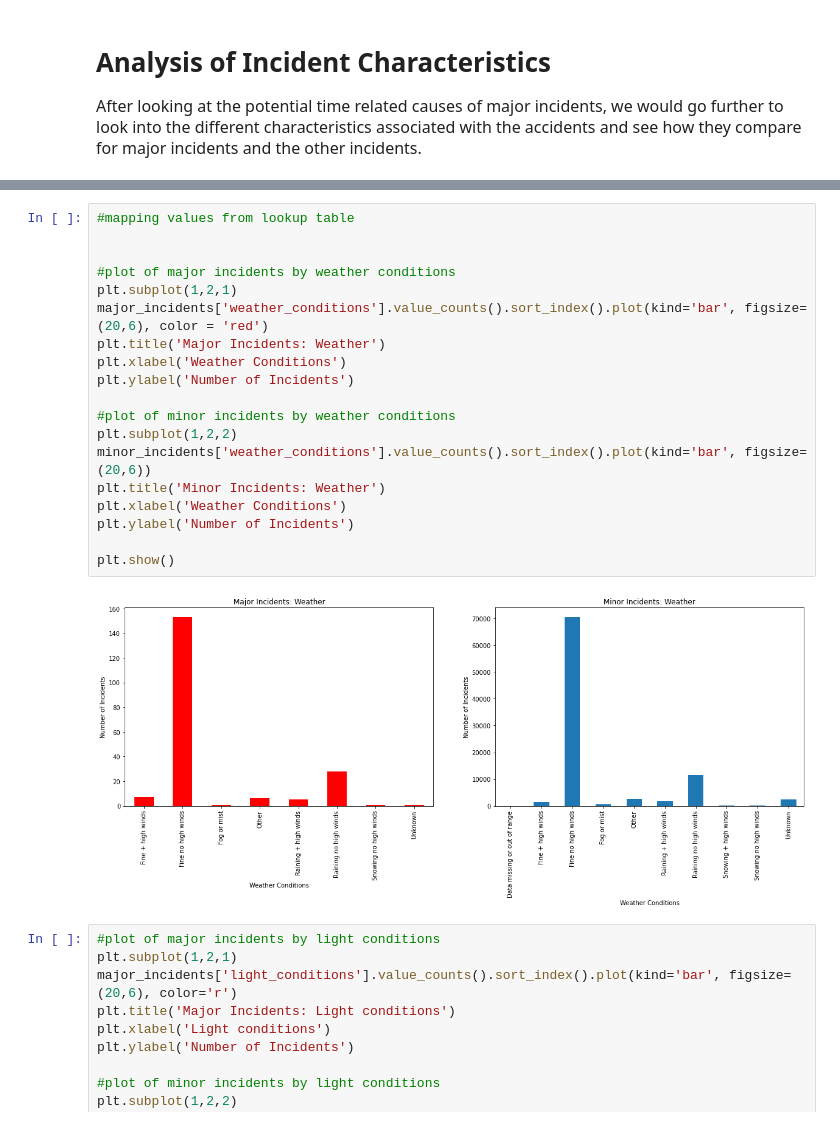
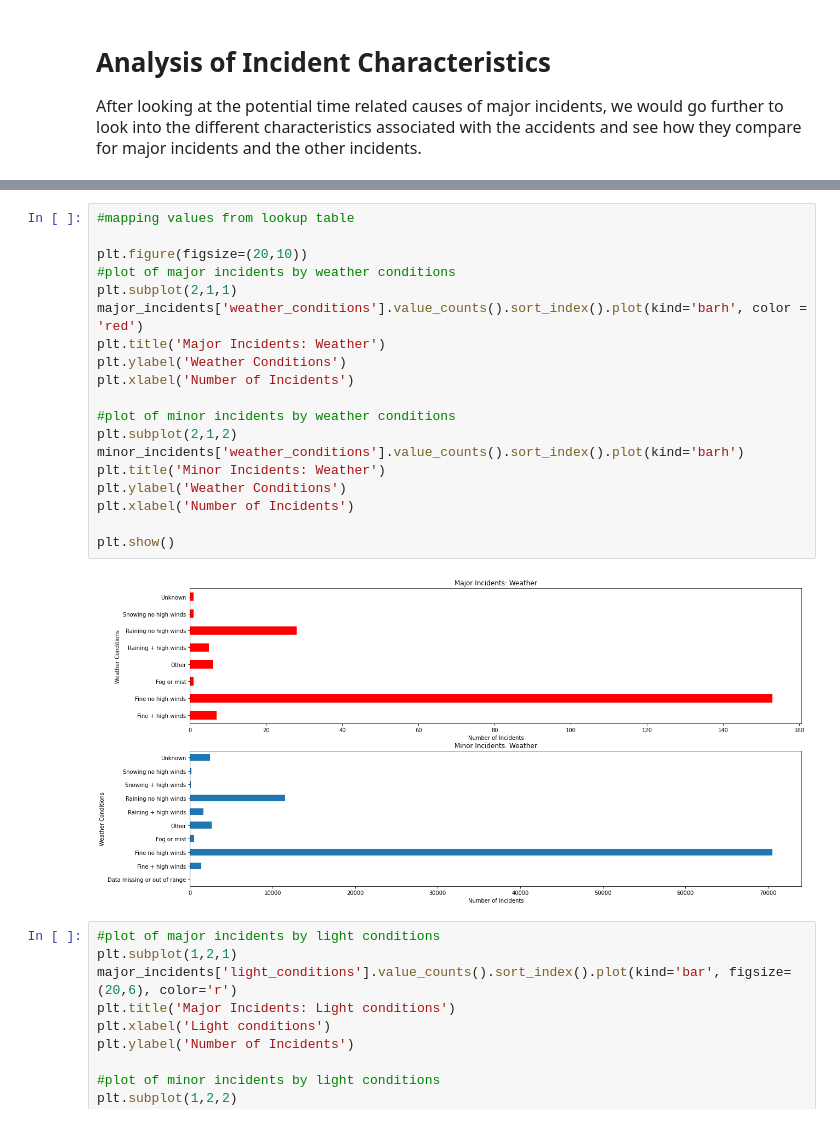
Before and after one commit to damiiete/Analysis-of-major-incidents-in-UK, a Jupyter notebook: notebook.ipynb, the cells around one changed output, grey strips where cells are left out. Drawn from its saved outputs; the diff is of its cells as text.

Commit message:
Updated plots

```diff
--- a/notebook.ipynb
+++ b/notebook.ipynb
@@ -405,24 +405,24 @@ minor_incidents.describe()
 # %%
 #mapping values from lookup table
 
-
+plt.figure(figsize=(20,10))
 #plot of major incidents by weather conditions
-plt.subplot(1,2,1)
-major_incidents['weather_conditions'].value_counts().sort_index().plot(kind='bar', figsize=(20,6), color = 'red')
+plt.subplot(2,1,1)
+major_incidents['weather_conditions'].value_counts().sort_index().plot(kind='barh', color = 'red')
 plt.title('Major Incidents: Weather')
-plt.xlabel('Weather Conditions')
-plt.ylabel('Number of Incidents')
+plt.ylabel('Weather Conditions')
+plt.xlabel('Number of Incidents')
 
 #plot of minor incidents by weather conditions
-plt.subplot(1,2,2)
-minor_incidents['weather_conditions'].value_counts().sort_index().plot(kind='bar', figsize=(20,6))
+plt.subplot(2,1,2)
+minor_incidents['weather_conditions'].value_counts().sort_index().plot(kind='barh')
 plt.title('Minor Incidents: Weather')
-plt.xlabel('Weather Conditions')
-plt.ylabel('Number of Incidents')
+plt.ylabel('Weather Conditions')
+plt.xlabel('Number of Incidents')
 
 plt.show()
 # %% [output]
-[figure, old version]
+[figure, new version]
 # %%
 #plot of major incidents by light conditions
 plt.subplot(1,2,1)
```
